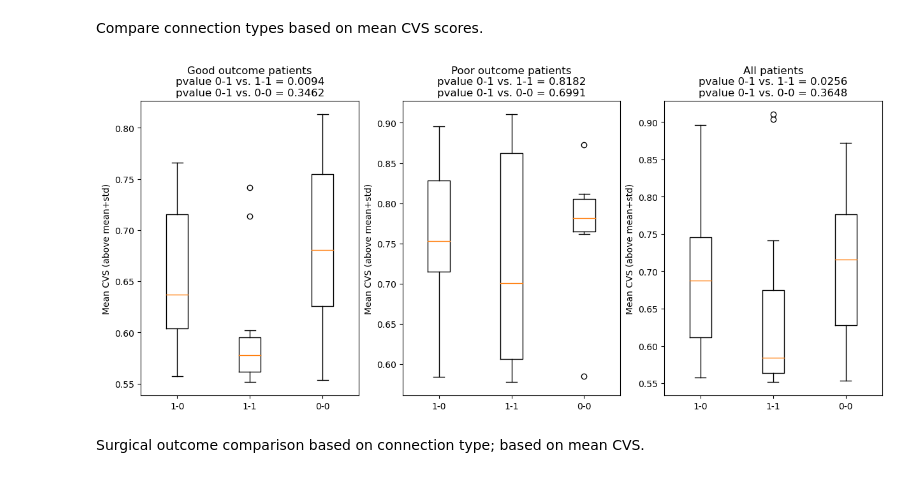
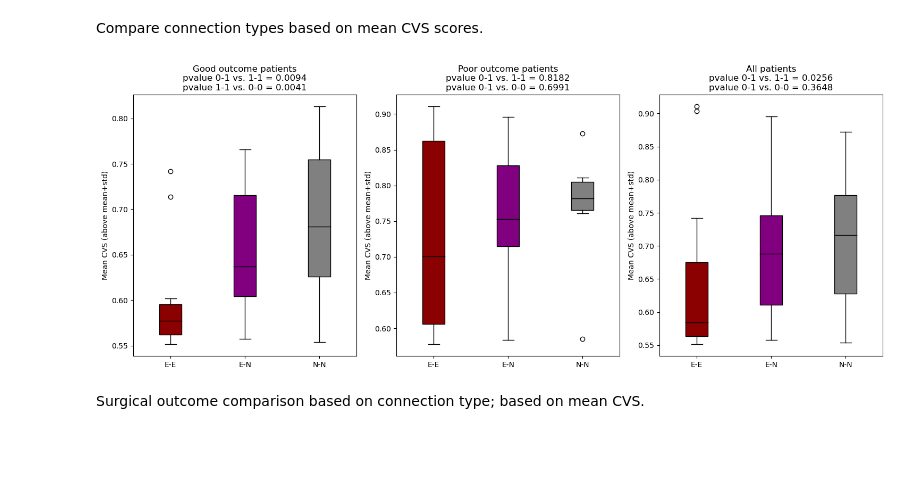
Before and after one commit to ivkarla/epigame, a Jupyter notebook: notebooks/connection_type_comparison.ipynb, the cells around one changed output. Saved outputs shown, nothing was run; the diff lists cells and outputs as text; code cells hidden in the pictures; blank space fills up the shorter version.

```diff
--- a/notebooks/connection_type_comparison.ipynb
+++ b/notebooks/connection_type_comparison.ipynb
@@ -266,0 +288,2 @@ plt.show()
+# %%
+data=[list(data_1["Norm_10"]),list(data_1["Norm_11"]),list(data_1["Norm_00"])]
@@ -269,34 +294,48 @@ Compare connection types based on mean CVS scores.
 # %%
 fig, axs = plt.subplots(1, 3, figsize=(15, 6))
 
-axs[0].boxplot([data_1["1-0"],data_1["1-1"],data_1["0-0"]], labels=['1-0', '1-1', '0-0'])
+bp1 = axs[0].boxplot([data_1["1-1"], data_1["1-0"],data_1["0-0"]], labels=['E-E', 'E-N', 'N-N'], patch_artist=True, medianprops=dict(color='black'))
 axs[0].set_ylabel('Mean CVS (above mean+std)')
 # Stat test for good outcome (data_1)
 group01 = list(n-1 for n in list(data_1["1-0"]))
 group11 = list(n-1 for n in list(data_1["1-1"]))
 group00 = list(n-1 for n in list(data_1["0-0"]))
 
-axs[0].set_title("Good outcome patients\npvalue 0-1 vs. 1-1 = %.4f\npvalue 0-1 vs. 0-0 = %.4f" % (stat_test(group01, group11)[1],stat_test(group01, group00)[1]))
+axs[0].set_title("Good outcome patients\npvalue 0-1 vs. 1-1 = %.4f\npvalue 1-1 vs. 0-0 = %.4f" % (stat_test(group01, group11)[1],stat_test(group11, group00)[1]))
 
-axs[1].boxplot([data_0["1-0"],data_0["1-1"],data_0["0-0"]], labels=['1-0', '1-1', '0-0'])
+bp2 = axs[1].boxplot([data_0["1-1"], data_0["1-0"],data_0["0-0"]], labels=['E-E', 'E-N', 'N-N'], patch_artist=True, medianprops=dict(color='black'))
 axs[1].set_ylabel('Mean CVS (above mean+std)')
 # Stat test for poor outcome (data_0)
 group01 = list(n-1 for n in list(data_0["1-0"]))
 group11 = list(n-1 for n in list(data_0["1-1"]))
 group00 = list(n-1 for n in list(data_0["0-0"]))
 axs[1].set_title("Poor outcome patients\npvalue 0-1 vs. 1-1 = %.4f\npvalue 0-1 vs. 0-0 = %.4f" % (stat_test(group01, group11)[1],stat_test(group01, group00)[1]))
 
-axs[2].boxplot([data["1-0"],data["1-1"],data["0-0"]], labels=['1-0', '1-1', '0-0'])
+bp3 = axs[2].boxplot([data["1-1"], data["1-0"],data["0-0"]], labels=['E-E', 'E-N', 'N-N'], patch_artist=True, medianprops=dict(color='black'))
 axs[2].set_ylabel('Mean CVS (above mean+std)')
 # Stat test for all data (data)
 group01 = list(n-1 for n in list(data["1-0"]))
 group11 = list(n-1 for n in list(data["1-1"]))
 group00 = list(n-1 for n in list(data["0-0"]))
 axs[2].set_title("All patients\npvalue 0-1 vs. 1-1 = %.4f\npvalue 0-1 vs. 0-0 = %.4f" % (stat_test(group01, group11)[1],stat_test(group01, group00)[1]))
 
+# Custom colors for boxplots
+colors = ['#8B0000', '#800080', '#808080']
+for box, color in zip(bp1['boxes'], colors):
+    box.set_facecolor(color)
+
+for box, color in zip(bp2['boxes'], colors):
+    box.set_facecolor(color)
+
+for box, color in zip(bp3['boxes'], colors):
+    box.set_facecolor(color)
+
+# Adjust layout
+plt.tight_layout()
+
 plt.show()
 # %% [output]
-[figure, old version]
+[figure, new version]
 # %% [markdown]
 Surgical outcome comparison based on connection type; based on mean CVS.
 # %%
```
Also changed, not shown: parts of 8 cells of this notebook.
